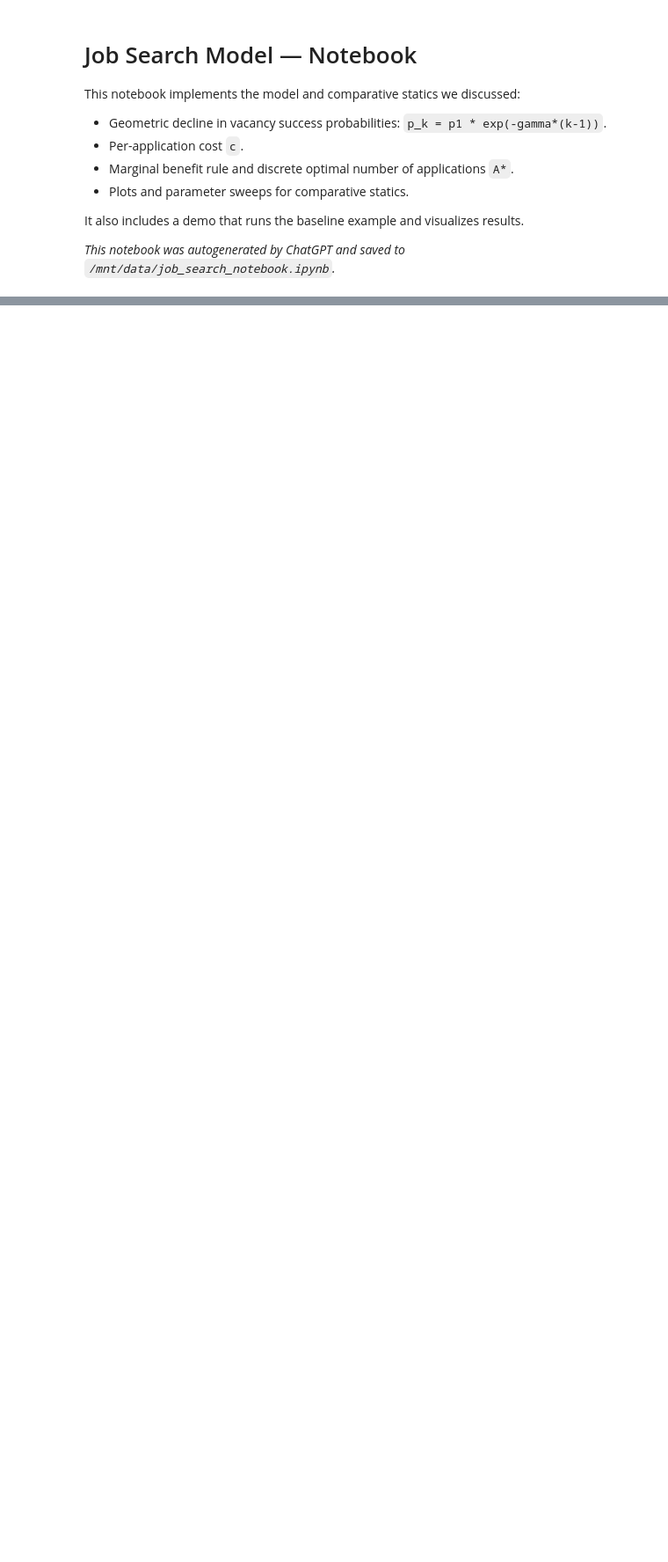
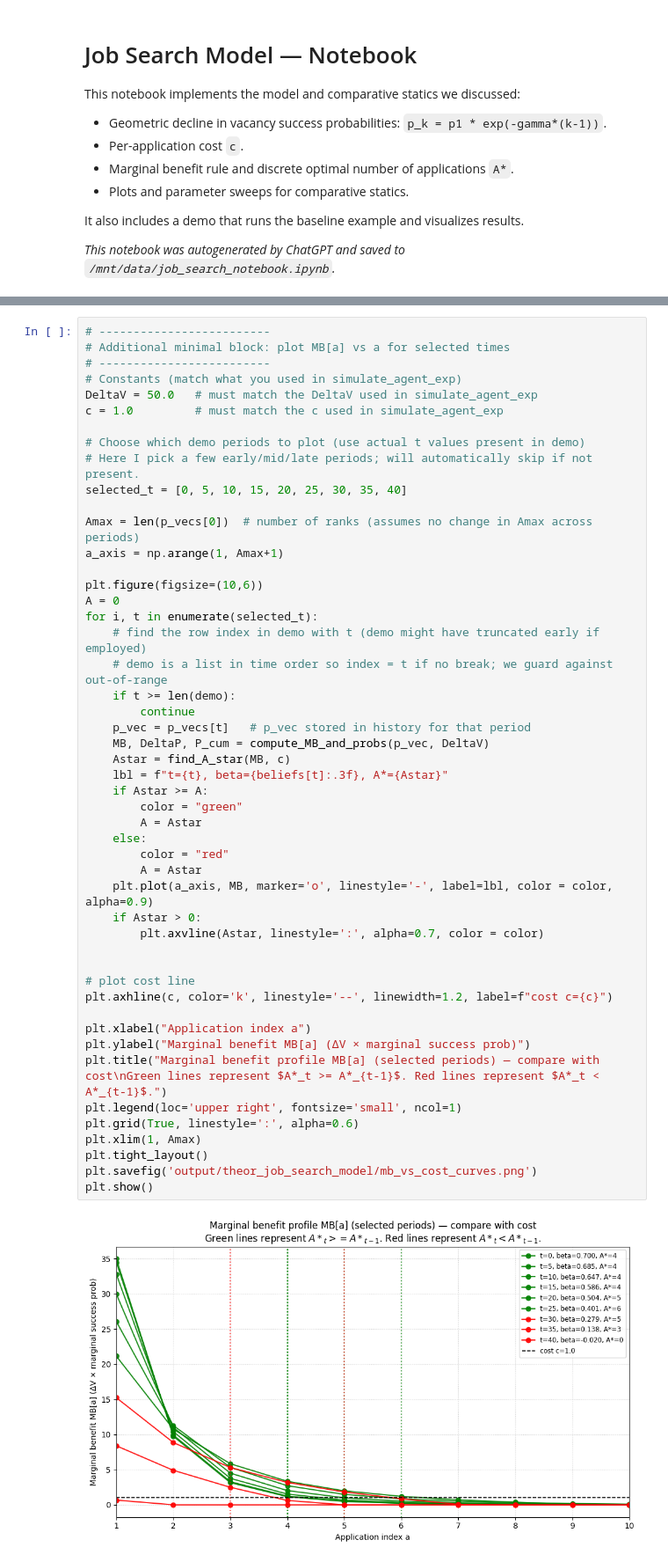
Before and after one commit to ebbam/transition_abm, a Jupyter notebook: calibration_remote/job_search_notebook.ipynb, the cells around one changed output, grey strips where cells are left out. Shown at 88% size. Drawn from its saved outputs; the diff is of its cells as text; blank space fills up the shorter version.

```diff
--- a/calibration_remote/job_search_notebook.ipynb
+++ b/calibration_remote/job_search_notebook.ipynb
@@ -13,0 +155,51 @@ It also includes a demo that runs the baseline example and visualizes results.
+# %%
+# -------------------------
+# Additional minimal block: plot MB[a] vs a for selected times
+# -------------------------
+# Constants (match what you used in simulate_agent_exp)
+DeltaV = 50.0   # must match the DeltaV used in simulate_agent_exp
+c = 1.0         # must match the c used in simulate_agent_exp
+
+# Choose which demo periods to plot (use actual t values present in demo)
+# Here I pick a few early/mid/late periods; will automatically skip if not present.
+selected_t = [0, 5, 10, 15, 20, 25, 30, 35, 40]
+
+Amax = len(p_vecs[0])  # number of ranks (assumes no change in Amax across periods)
+a_axis = np.arange(1, Amax+1)
+
+plt.figure(figsize=(10,6))
+A = 0
+for i, t in enumerate(selected_t):
+    # find the row index in demo with t (demo might have truncated early if employed)
+    # demo is a list in time order so index = t if no break; we guard against out-of-range
+    if t >= len(demo):
+        continue
+    p_vec = p_vecs[t]   # p_vec stored in history for that period
+    MB, DeltaP, P_cum = compute_MB_and_probs(p_vec, DeltaV)
+    Astar = find_A_star(MB, c)
+    lbl = f"t={t}, beta={beliefs[t]:.3f}, A*={Astar}"
+    if Astar >= A:
+        color = "green"
+        A = Astar
+    else:
+        color = "red"
+        A = Astar
+    plt.plot(a_axis, MB, marker='o', linestyle='-', label=lbl, color = color, alpha=0.9)
+    if Astar > 0:
+        plt.axvline(Astar, linestyle=':', alpha=0.7, color = color)
+
+
+# plot cost line
+plt.axhline(c, color='k', linestyle='--', linewidth=1.2, label=f"cost c={c}")
+
+plt.xlabel("Application index a")
+plt.ylabel("Marginal benefit MB[a] (ΔV × marginal success prob)")
+plt.title("Marginal benefit profile MB[a] (selected periods) — compare with cost\nGreen lines represent $A*_t >= A*_{t-1}$. Red lines represent $A*_t < A*_{t-1}$.")
+plt.legend(loc='upper right', fontsize='small', ncol=1)
+plt.grid(True, linestyle=':', alpha=0.6)
+plt.xlim(1, Amax)
+plt.tight_layout()
+plt.savefig('output/theor_job_search_model/mb_vs_cost_curves.png')
+plt.show()
+# %% [output]
+[figure, added]
```
Also changed, not shown: parts of 8 cells of this notebook, 17 other files.
